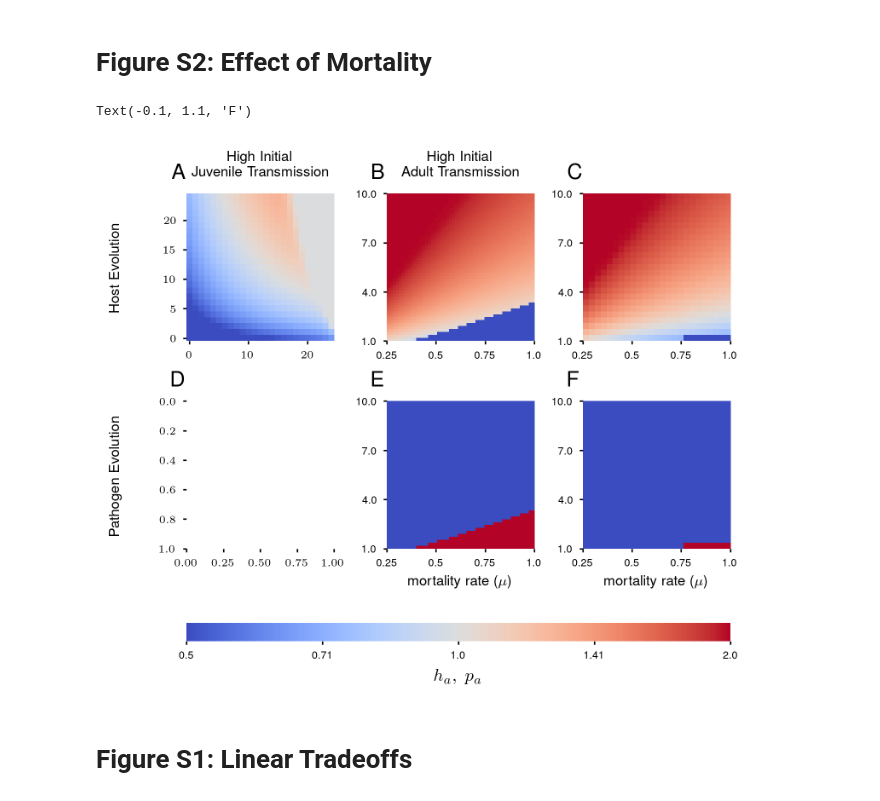
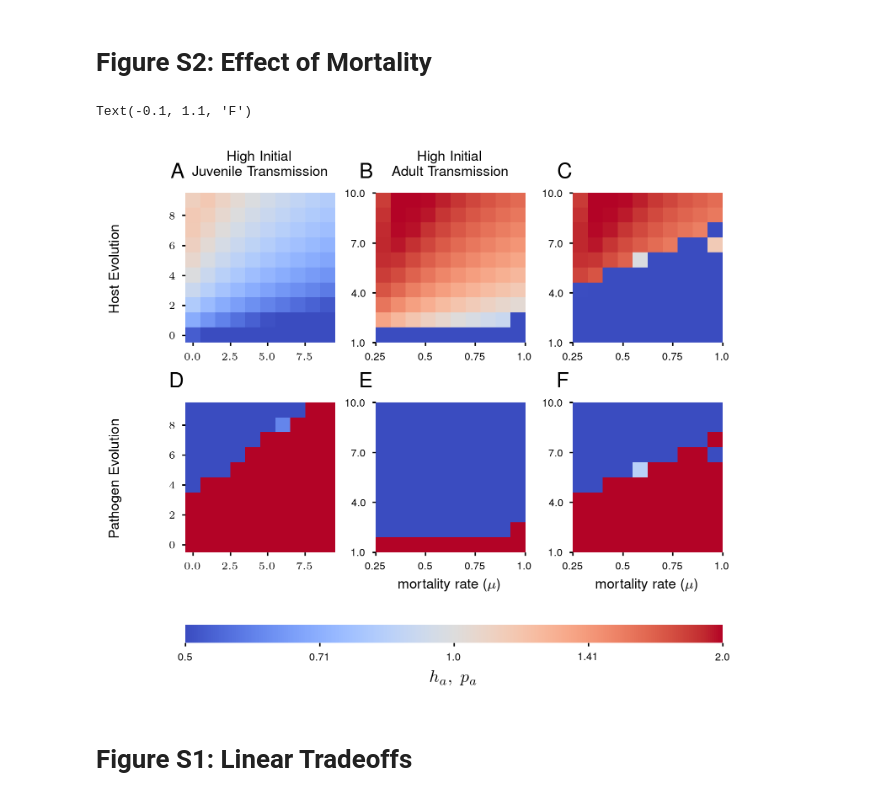
Before and after one commit to svhulse/transmission-coevolution, a Jupyter notebook: figures_supplementary.ipynb, the cells around one changed output. Saved outputs shown, nothing was run; the diff lists cells and outputs as text; code cells hidden in the pictures.

```diff
--- a/figures_supplementary.ipynb
+++ b/figures_supplementary.ipynb
@@ -98,28 +98,36 @@ Text(-0.1, 1.1, 'F')
 # %% [markdown]
 # Figure S2: Effect of Mortality #
 # %%
-host_path = 'data/variable_mu_50_host.p'
-path_path = 'data/default_init_50_coevol.p'
-coevol_path_50 = 'data/default_init_50_coevol.p'
-coevol_path_60 = 'data/default_init_60_coevol.p'
+#host_path = 'data/variable_mu_50_host.p'
+#path_path = 'data/default_init_50_coevol.p'
+#coevol_path_50 = 'data/default_init_50_coevol.p'
+#coevol_path_60 = 'data/default_init_60_coevol.p'
 
-host_raster = RasterAnalysis(host_path, arg_x='mu', arg_y='z')
+host_path = 'data/no_juv_trans_50_host.p'
+path_path = 'data/no_juv_trans_50_path.p'
+coevol_path_50 = 'data/no_juv_trans_50_coevol.p'
+coevol_path_60 = 'data/no_juv_trans_60_coevol.p'
+
+host_raster = RasterAnalysis(host_path, arg_x='m', arg_y='z')
+path_raster = RasterAnalysis(path_path, arg_x='m', arg_y='z')
 coevol_raster_50 = RasterAnalysis(coevol_path_50, arg_x='m', arg_y='z')
 coevol_raster_60 = RasterAnalysis(coevol_path_60, arg_x='m', arg_y='z')
 # %%
 fig, ax = plt.subplots(figsize=(5,5), ncols=3, nrows=2, layout='compressed')
 
-S_host, I_host, = host_raster.evol_plot()
+S_host, I_host = host_raster.evol_plot()
+S_path, I_path = path_raster.evol_plot()
 S_coevol_50, I_coevol_50, = coevol_raster_50.evol_plot()
 S_coevol_60, I_coevol_60, = coevol_raster_60.evol_plot()
 
 plot = ax[0,0].imshow(99 - S_host, cmap='coolwarm', vmin=0, vmax=99)
+plot = ax[1,0].imshow(99 - I_path, cmap='coolwarm', vmin=0, vmax=99)
 
-plot = ax[0,1].imshow(99 - S_coevol_50, cmap='coolwarm', vmin=0, vmax=99)
-ax[1,1].imshow(99 - I_coevol_50, cmap='coolwarm', vmin=0, vmax=99)
+plot = ax[0,1].imshow(99 - S_coevol_60, cmap='coolwarm', vmin=0, vmax=99)
+ax[1,1].imshow(99 - I_coevol_60, cmap='coolwarm', vmin=0, vmax=99)
 
-ax[0,2].imshow(99 - S_coevol_60, cmap='coolwarm', vmin=0, vmax=99)
-ax[1,2].imshow(99 - I_coevol_60, cmap='coolwarm', vmin=0, vmax=99)
+ax[0,2].imshow(99 - S_coevol_50, cmap='coolwarm', vmin=0, vmax=99)
+ax[1,2].imshow(99 - I_coevol_50, cmap='coolwarm', vmin=0, vmax=99)
 
 for axis in ax.reshape(-1):
     axis.invert_yaxis()
@@ -127,34 +135,34 @@ for axis in ax.reshape(-1):
     axis.tick_params('both', length=2)
 
 
 coevol_raster_50.label_axes(ax[0,1], (4, 4), label_x=False, label_y=False)
 coevol_raster_50.label_axes(ax[1,1], (4, 4), label_y=False, x_string=r'mortality rate ($\mu$)')
 coevol_raster_60.label_axes(ax[0,2], (4, 4), label_x=False, label_y=False)
 coevol_raster_60.label_axes(ax[1,2], (4, 4), label_y=False, x_string=r'mortality rate ($\mu$)')
 
 ax[0,0].set_title('High Initial\nJuvenile Transmission', pad=10, fontsize=8)
 ax[0,1].set_title('High Initial\nAdult Transmission', pad=10, fontsize=8)
 
 ax[0,0].annotate('Host Evolution', xy=(0, 0.5), xytext=(-40,0), xycoords='axes fraction', textcoords='offset points', ha='center', va='center', rotation=90, fontsize=8)
 ax[1,0].annotate('Pathogen Evolution', xy=(0, 0.5), xytext=(-40,0), xycoords='axes fraction', textcoords='offset points', ha='center', va='center', rotation=90, fontsize=8)
 
 cbar = fig.colorbar(plot, ax=ax[:], location='bottom', aspect=30)
 cbar.ax.set_xticklabels(['Low Juvenile Transmission \n High Adult Transmission', 'High Juvenile Transmission \n Low Adult Transmission'])
 cbar.ax.tick_params(axis='both', which='both', length=2)
 cbar.ax.set_xticks(np.linspace(0, 99, 5))
 cbar.ax.set_xticklabels(np.round(np.logspace(-1, 1, 5, base=2), 2))
 cbar.set_label(r'$h_a,\ p_a$', fontsize=10)
 cbar.outline.set_visible(False)
 
 ax[0,0].annotate("A", xy=(-0.1, 1.1), xycoords="axes fraction", fontsize=plot_label_size)
 ax[0,1].annotate("B", xy=(-0.1, 1.1), xycoords="axes fraction", fontsize=plot_label_size)
 ax[0,2].annotate("C", xy=(-0.1, 1.1), xycoords="axes fraction", fontsize=plot_label_size)
 ax[1,0].annotate("D", xy=(-0.1, 1.1), xycoords="axes fraction", fontsize=plot_label_size)
 ax[1,1].annotate("E", xy=(-0.1, 1.1), xycoords="axes fraction", fontsize=plot_label_size)
 ax[1,2].annotate("F", xy=(-0.1, 1.1), xycoords="axes fraction", fontsize=plot_label_size)
 # %% [output]
 Text(-0.1, 1.1, 'F')
-[figure, old version]
+[figure, new version]
 # %% [markdown]
 # Figure S1: Linear Tradeoffs #
 # %%
```
Also changed, not shown: 1 other file.
